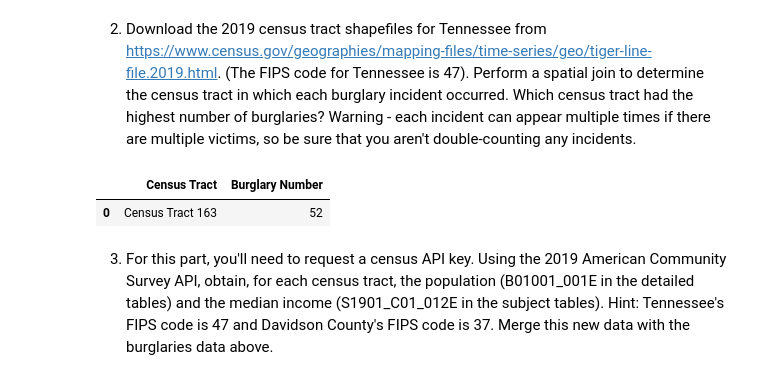
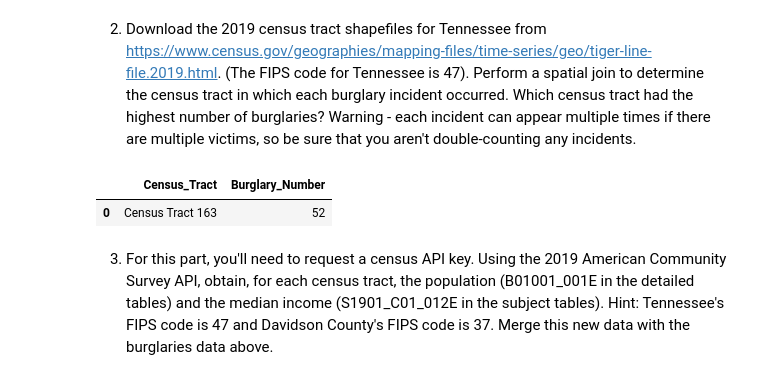
Before and after one commit to nss-data-science-cohort-5/geospatial_api-blue-barracudas, a Jupyter notebook: notebooks/First Run.ipynb, the cells around one changed output. Saved outputs shown, nothing was run; the diff lists cells and outputs as text; code cells hidden in the pictures.

```diff
--- a/notebooks/First Run.ipynb
+++ b/notebooks/First Run.ipynb
@@ -33,22 +36,22 @@ geo_burglaries = gpd.GeoDataFrame(burglaries, crs = "EPSG:4269", geometry = geom
 # %%
 # Question 2
 
 # Use Geopandas to read in census tract files
 census_tracts = gpd.read_file("../data/tl_2019_47_tract.shx")
 geo_burg_census = (
     gpd.sjoin(geo_burglaries, census_tracts, how = "inner", op = "within")
-    .rename(columns = {'NAMELSAD':'Census Tract'})
+    .rename(columns = {'NAMELSAD':'Census_Tract'})
 )
 
-# Census Tract 163 is where the most incidents have occurred. Check answer against others from your team.
+# Census Tract 163 is where the most incidents have occurred.
 # Also create dataframe for number of burglaries per census tract in Davidson County, TN for later question.
 burglaries_per_1000 = (
-    geo_burg_census['Census Tract'].value_counts().reset_index()
-    .rename(columns = {'index':'Census Tract', 'Census Tract':'Burglary Number'})
+    geo_burg_census['Census_Tract'].value_counts().reset_index()
+    .rename(columns = {'index':'Census_Tract', 'Census_Tract':'Burglary_Number'})
 )
-burglaries_per_1000[burglaries_per_1000['Burglary Number'] == burglaries_per_1000['Burglary Number'].max()]
+burglaries_per_1000[burglaries_per_1000['Burglary_Number'] == burglaries_per_1000['Burglary_Number'].max()]
 # %% [output]
-|  | Census Tract | Burglary Number |
+|  | Census_Tract | Burglary_Number |
 | 0 | Census Tract 163 | 52 |
 # %% [markdown]
 3. For this part, you'll need to request a census API key. Using the 2019 American Community Survey API, obtain, for each census tract, the population (B01001_001E in the detailed tables) and the median income (S1901_C01_012E in the subject tables). Hint: Tennessee's FIPS code is 47 and Davidson County's FIPS code is 37. Merge this new data with the burglaries data above.
```
Also changed, not shown: parts of 10 cells of this notebook.
